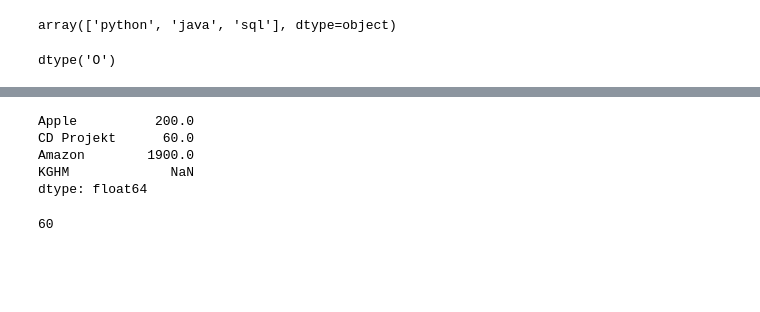
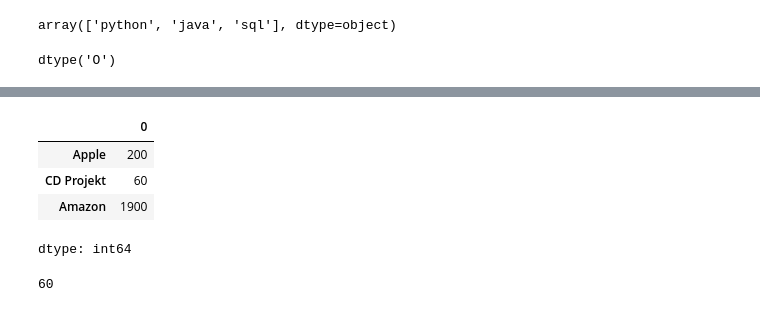
Before and after one commit to sebekpro/python-ds, a Jupyter notebook: 02_analiza_danych/01_pandas_intro.ipynb, the cells around one changed output, grey strips where cells are left out. Drawn from its saved outputs; the diff is of its cells as text; code cells hidden in the pictures; blank space fills up the shorter version.

```diff
--- a/02_analiza_danych/01_pandas_intro.ipynb
+++ b/02_analiza_danych/01_pandas_intro.ipynb
@@ -134,12 +141,12 @@ s.shape
 # %%
-price = pd.Series(data={'Apple': 200, 'CD Projekt': 60, 'Amazon': 1900,1})
+price = pd.Series(data={'Apple': 200, 'CD Projekt': 60, 'Amazon': 1900})
 price
 # %% [output]
+|  | 0 |
+| Apple | 200 |
+| CD Projekt | 60 |
+| Amazon | 1900 |
-Apple          200.0
-CD Projekt      60.0
-Amazon        1900.0
-KGHM             NaN
-dtype: float64
+dtype: int64
 # %%
 price['CD Projekt']
 # %% [output]
```
Also changed, not shown: parts of 10 cells of this notebook.
